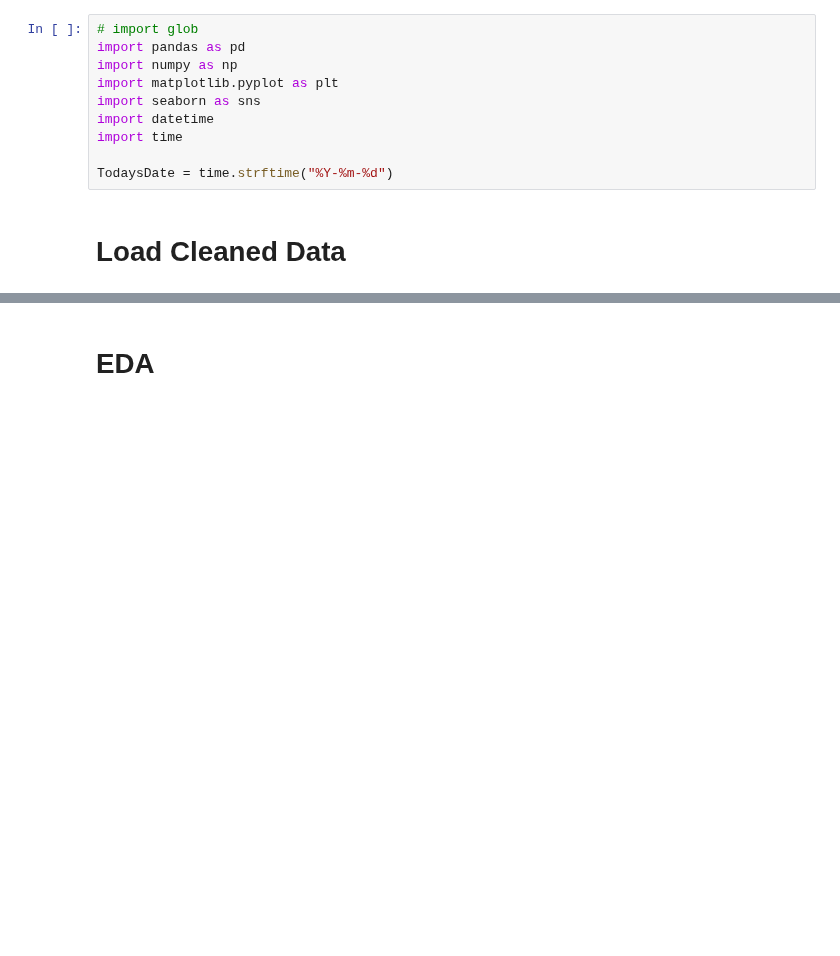
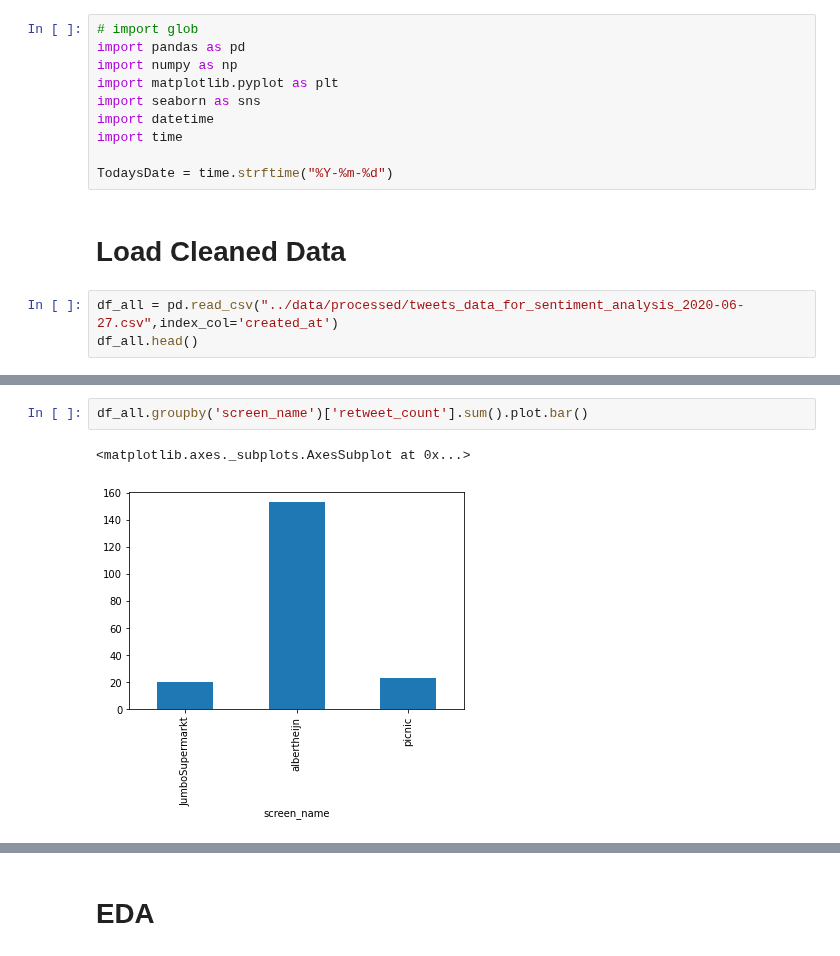
Before and after one commit to dpbac/twitter_analysis_online_grocery_NL, a Jupyter notebook: notebooks/04-EDA and Sentiment Analysis.ipynb, the cells around one changed output, grey strips where cells are left out. Cells and saved outputs as stored; diff of their text form; blank space fills up the shorter version.

```diff
--- a/notebooks/04-EDA and Sentiment Analysis.ipynb
+++ b/notebooks/04-EDA and Sentiment Analysis.ipynb
@@ -92,3 +92,6 @@ import time
 TodaysDate = time.strftime("%Y-%m-%d")
 # %% [markdown]
 # Load Cleaned Data
+# %%
+df_all = pd.read_csv("../data/processed/tweets_data_for_sentiment_analysis_2020-06-27.csv",index_col='created_at')
+df_all.head()
@@ -94,0 +170,5 @@ TodaysDate = time.strftime("%Y-%m-%d")
+# %%
+df_all.groupby('screen_name')['retweet_count'].sum().plot.bar()
+# %% [output]
+<matplotlib.axes._subplots.AxesSubplot at 0x...>
+[figure, added]
```
Also changed, not shown: parts of 46 cells of this notebook, 2 other files.
